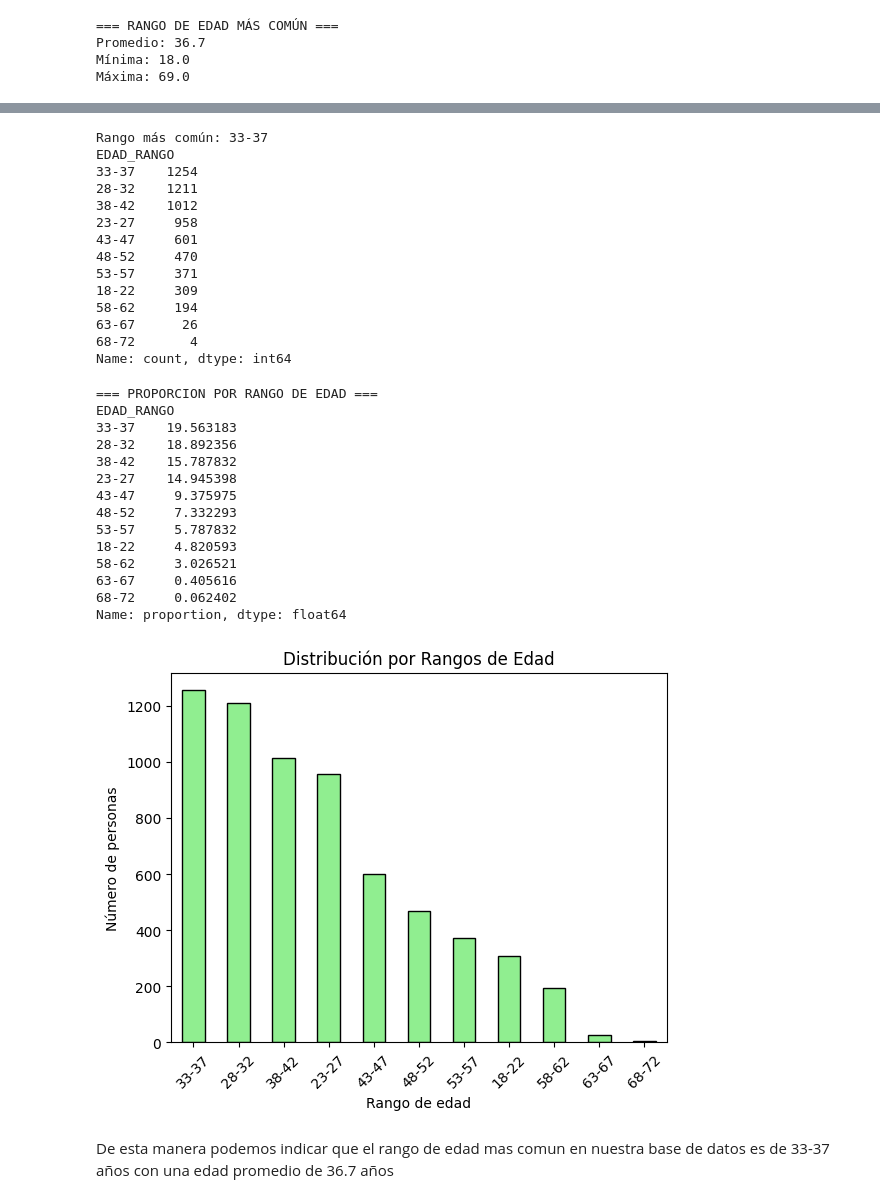
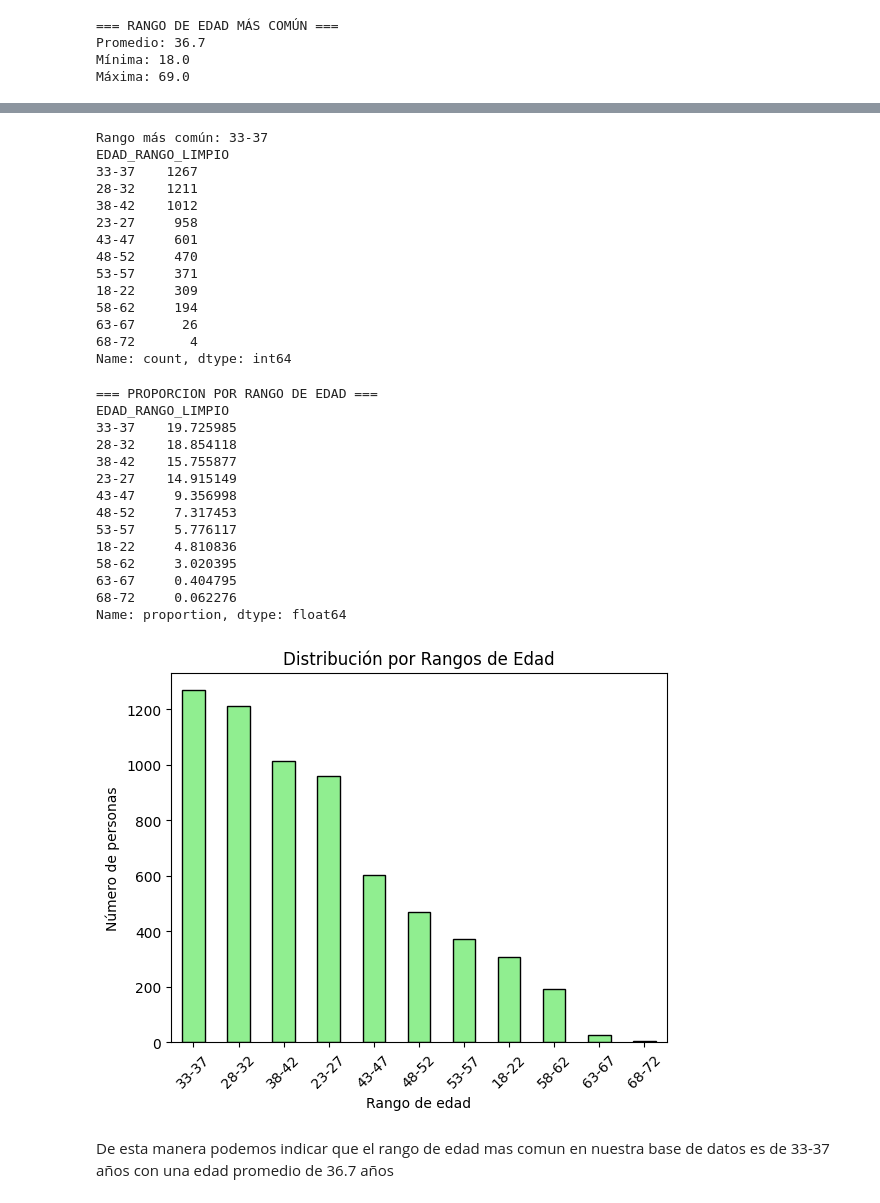
Before and after one commit to yuneidy1703-png/Analisis-datos-fac-equipo-Yun, a Jupyter notebook: Reportes/Analisis_demografico.ipynb, the cells around one changed output, grey strips where cells are left out. Saved outputs shown, nothing was run; the diff lists cells and outputs as text; code cells hidden in the pictures.

```diff
--- a/Reportes/Analisis_demografico.ipynb
+++ b/Reportes/Analisis_demografico.ipynb
@@ -21,7 +23,7 @@ drive.mount('/content/drive')
 Drive already mounted at /content/drive; to attempt to forcibly remount, call drive.mount("/content/drive", force_remount=True).
 # %%
 # Leer los datos
-df = pd.read_excel('/content/drive/MyDrive/Python/JEFAB_2024.xlsx')
+df = pd.read_excel('/content/drive/MyDrive/Python/JEFAB_2024_limpio.xlsx')
 # %%
 # Explorar estructura básica
 print("=== INFORMACIÓN GENERAL ===")
@@ -63,11 +65,24 @@ plt.show()
+# %%
+# --- Transformar EDAD_RANGO ---
+def transformar_rango(valor):
+    if pd.isna(valor):
+        return None
+    val_str = str(valor)
+    if len(val_str) == 4:  # ej: "1822"
+        return f"{val_str[:2]}-{val_str[2:]}"
+    elif len(val_str) == 5:  # ej: "3842"
+        return f"{val_str[:2]}-{val_str[2:]}"
+    return val_str
+
+df["EDAD_RANGO_LIMPIO"] = df["EDAD_RANGO"].apply(transformar_rango)
 # %%
 # Con la columna EDAD_RANGO ya categorizada
-print("Rango más común:", df['EDAD_RANGO'].mode()[0])
-print(df['EDAD_RANGO'].value_counts())
+print("Rango más común:", df['EDAD_RANGO_LIMPIO'].mode()[0])
+print(df['EDAD_RANGO_LIMPIO'].value_counts())
 # %% [output]
 Rango más común: 33-37
-EDAD_RANGO
-33-37    1254
+EDAD_RANGO_LIMPIO
+33-37    1267
 28-32    1211
 38-42    1012
 23-27     958
@@ -81,32 +96,32 @@ EDAD_RANGO
 Name: count, dtype: int64
 # %%
 print("\n=== PROPORCION POR RANGO DE EDAD ===")
-print(df['EDAD_RANGO'].value_counts(normalize=True) * 100)
+print(df['EDAD_RANGO_LIMPIO'].value_counts(normalize=True) * 100)
 # %% [output]
 === PROPORCION POR RANGO DE EDAD ===
-EDAD_RANGO
-33-37    19.563183
-28-32    18.892356
-38-42    15.787832
-23-27    14.945398
-43-47     9.375975
-48-52     7.332293
-53-57     5.787832
-18-22     4.820593
-58-62     3.026521
-63-67     0.405616
-68-72     0.062402
+EDAD_RANGO_LIMPIO
+33-37    19.725985
+28-32    18.854118
+38-42    15.755877
+23-27    14.915149
+43-47     9.356998
+48-52     7.317453
+53-57     5.776117
+18-22     4.810836
+58-62     3.020395
+63-67     0.404795
+68-72     0.062276
 Name: proportion, dtype: float64
 # %%
 # Gráfico
-df['EDAD_RANGO'].value_counts().plot(kind='bar', color='lightgreen', edgecolor='black')
+df['EDAD_RANGO_LIMPIO'].value_counts().plot(kind='bar', color='lightgreen', edgecolor='black')
 plt.title("Distribución por Rangos de Edad")
 plt.xlabel("Rango de edad")
 plt.ylabel("Número de personas")
 plt.xticks(rotation=45)
 plt.show()
 # %% [output]
-[figure, old version]
+[figure, new version]
 # %% [markdown]
 De esta manera podemos indicar que el rango de edad mas comun en nuestra base de datos es de 33-37 años con una edad promedio de 36.7 años
 # %% [markdown]
```
Also changed, not shown: parts of 18 cells of this notebook.
